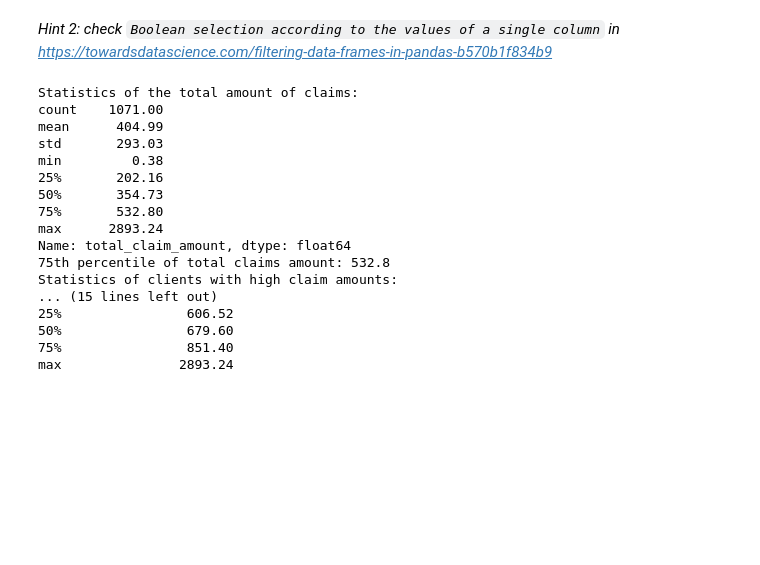
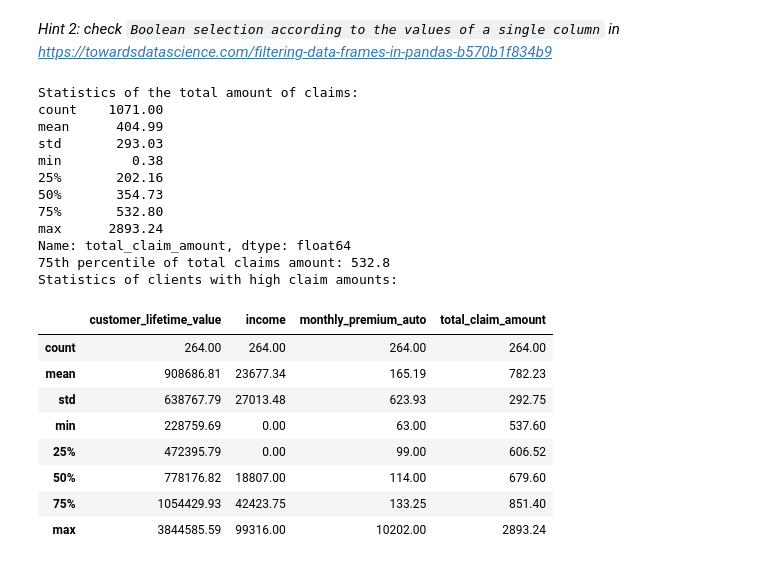
Before and after one commit to Jotis86/lab-dw-pandas, a Jupyter notebook: lab-dw-pandas.ipynb, the cells around one changed output. Saved outputs shown, nothing was run; the diff lists cells and outputs as text; code cells hidden in the pictures; blank space fills up the shorter version.

```diff
--- a/lab-dw-pandas.ipynb
+++ b/lab-dw-pandas.ipynb
@@ -308,35 +308,40 @@ Instructions:
 # %%
 # Review the statistics of the total claim amount
 total_claim_amount_stats = df['total_claim_amount'].describe().round(2)
 print("Statistics of the total amount of claims:")
 print(total_claim_amount_stats)
 
 # Calculate the 75th percentile of the total claim amount
 percentile_75 = df['total_claim_amount'].quantile(0.75)
 print(f"75th percentile of total claims amount: {percentile_75}")
 
 # Create a DataFrame with information about customers with a claim amount greater than the 75th percentile
 high_claims_df = df[df['total_claim_amount'] > percentile_75]
 
 # Calculate summary statistics about the high claim amount data
 high_claims_stats = high_claims_df.describe().round(2)
 print("Statistics of clients with high claim amounts:")
-print(high_claims_stats)
+
+high_claims_stats
 # %% [output]
 Statistics of the total amount of claims:
 count    1071.00
 mean      404.99
 std       293.03
 min         0.38
 25%       202.16
 50%       354.73
 75%       532.80
 max      2893.24
 Name: total_claim_amount, dtype: float64
 75th percentile of total claims amount: 532.8
 Statistics of clients with high claim amounts:
-... (15 lines left out)
-25%                606.52
-50%                679.60
-75%                851.40
-max               2893.24
+|  | customer_lifetime_value | income | monthly_premium_auto | total_claim_amount |
+| count | 264.00 | 264.00 | 264.00 | 264.00 |
+| mean | 908686.81 | 23677.34 | 165.19 | 782.23 |
+| std | 638767.79 | 27013.48 | 623.93 | 292.75 |
+| min | 228759.69 | 0.00 | 63.00 | 537.60 |
+| 25% | 472395.79 | 0.00 | 99.00 | 606.52 |
+| 50% | 778176.82 | 18807.00 | 114.00 | 679.60 |
+| 75% | 1054429.93 | 42423.75 | 133.25 | 851.40 |
+| max | 3844585.59 | 99316.00 | 10202.00 | 2893.24 |
```
